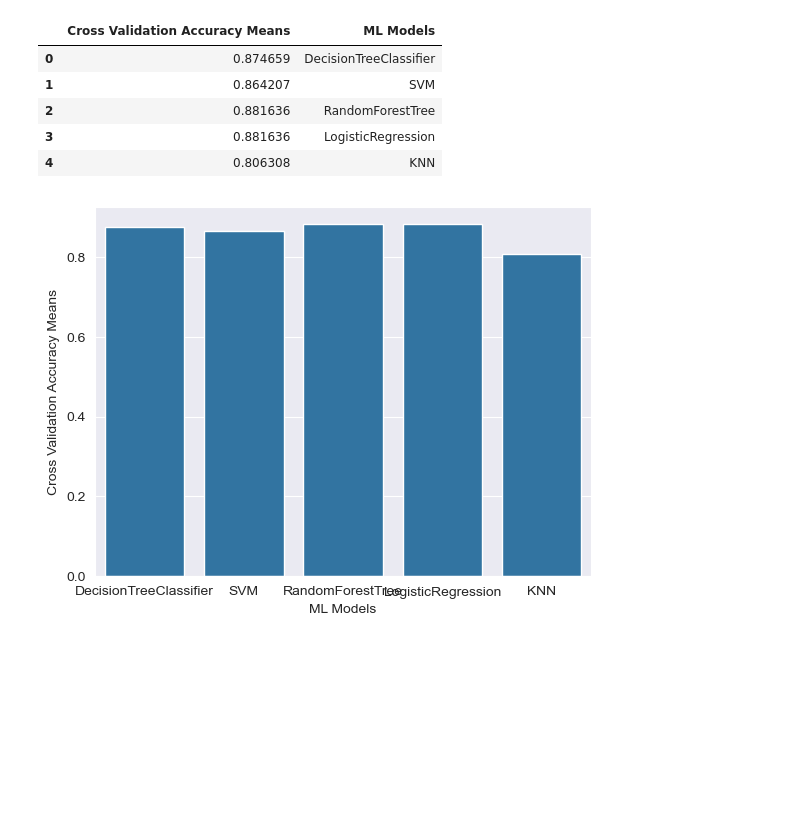
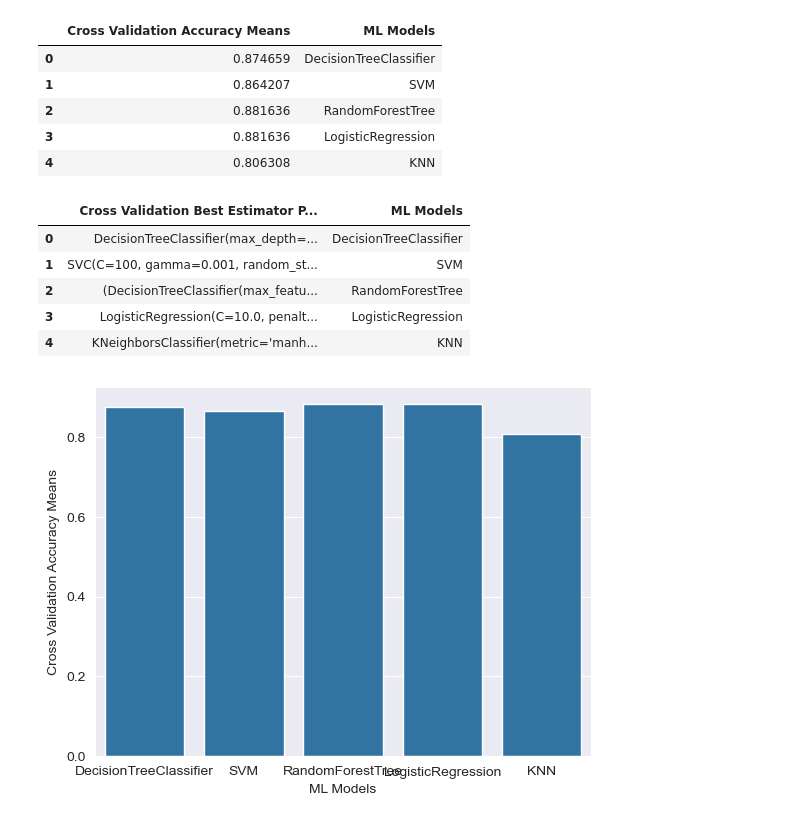
Before and after one commit to Tahir1072a/Titanic-Veri-Analizi, a Jupyter notebook: src/titanic-survive-analysis.ipynb, the cells around one changed output. Saved outputs shown, nothing was run; the diff lists cells and outputs as text; code cells hidden in the pictures; blank space fills up the shorter version.

```diff
--- a/src/titanic-survive-analysis.ipynb
+++ b/src/titanic-survive-analysis.ipynb
@@ -954,6 +952,16 @@ cv_results
 | 2 | 0.881636 | RandomForestTree |
 | 3 | 0.881636 | LogisticRegression |
 | 4 | 0.806308 | KNN |
+# %%
+best_estimators_df = pd.DataFrame({"Cross Validation Best Estimator Parameters": best_estimators, "ML Models": ["DecisionTreeClassifier", "SVM", "RandomForestTree", "LogisticRegression", "KNN"]})
+best_estimators_df
+# %% [output]
+|  | Cross Validation Best Estimator P... | ML Models |
+| 0 | DecisionTreeClassifier(max_depth=... | DecisionTreeClassifier |
+| 1 | SVC(C=100, gamma=0.001, random_st... | SVM |
+| 2 | (DecisionTreeClassifier(max_featu... | RandomForestTree |
+| 3 | LogisticRegression(C=10.0, penalt... | LogisticRegression |
+| 4 | KNeighborsClassifier(metric='manh... | KNN |
 # %%
 s = sns.barplot(cv_results, x="ML Models", y="Cross Validation Accuracy Means")
 # %% [output]
```
Also changed, not shown: parts of 4 cells of this notebook, 2 other files.
